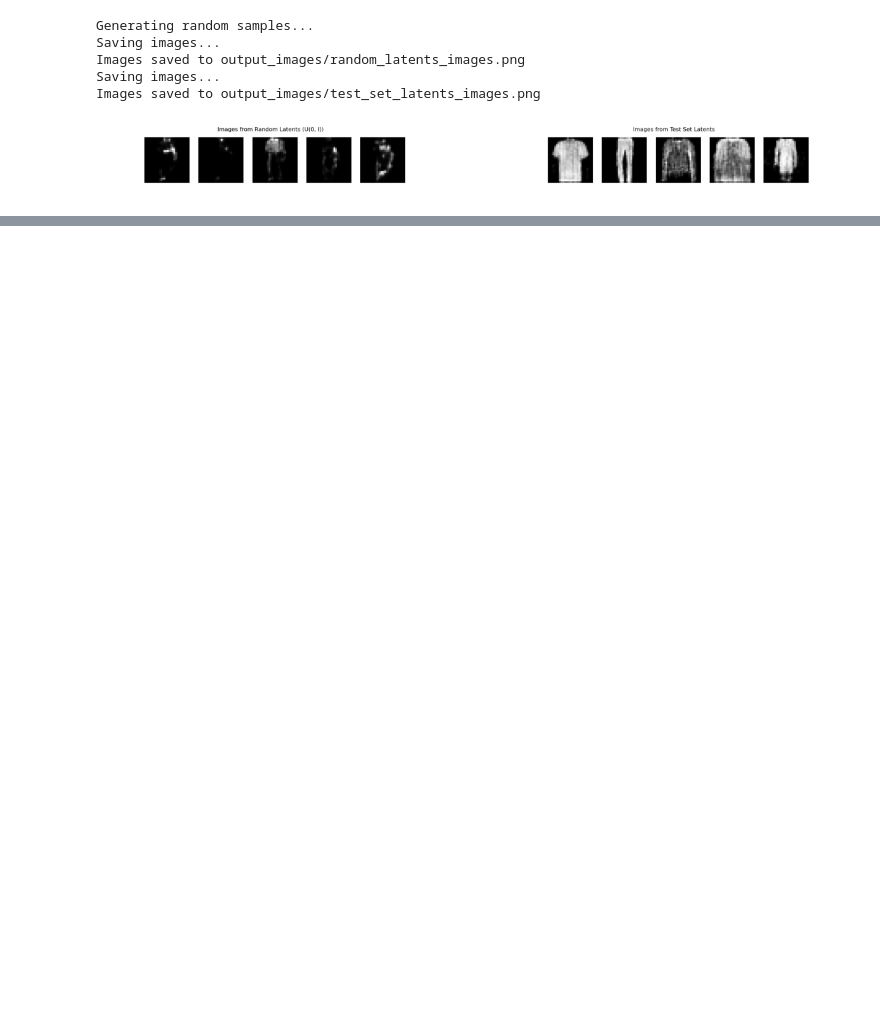
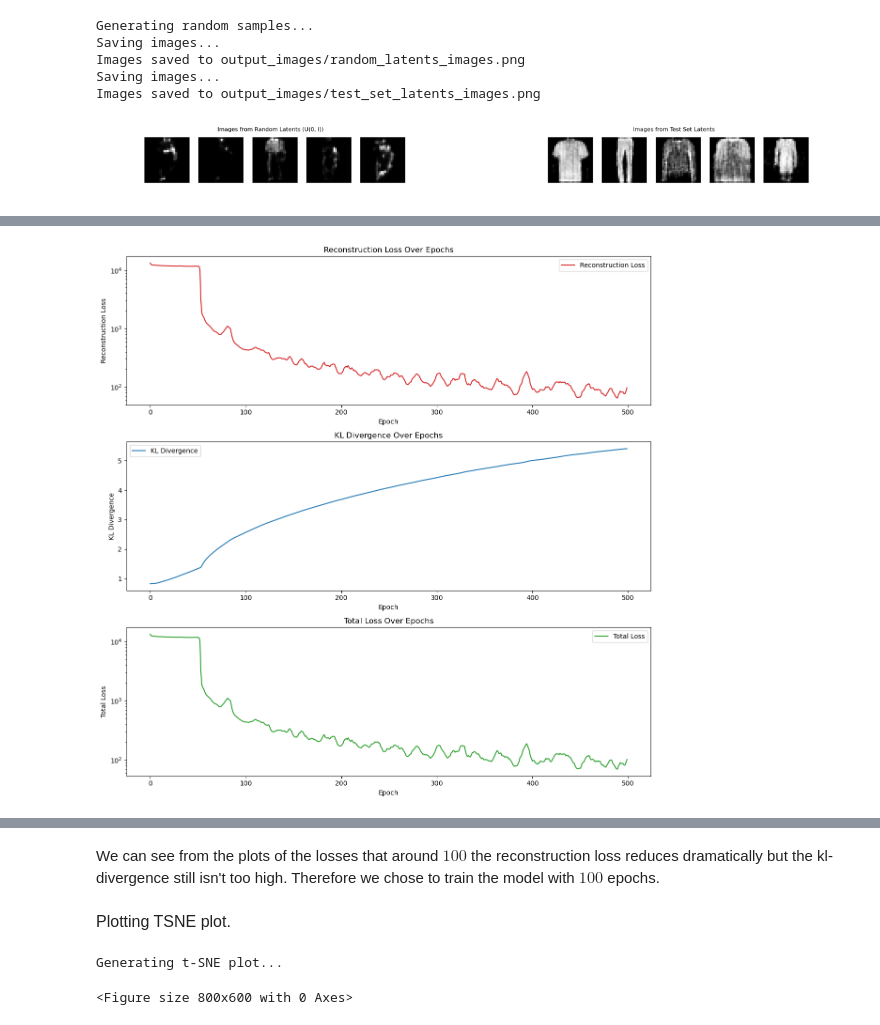
Before and after one commit to roiteichman/Deep-project, a Jupyter notebook: Project.ipynb, the cells around one changed output, grey strips where cells are left out. Saved outputs shown, nothing was run; the diff lists cells and outputs as text; code cells hidden in the pictures; blank space fills up the shorter version.

```diff
--- a/Project.ipynb
+++ b/Project.ipynb
@@ -113,0 +235,5 @@ from torchsummary import summary
+# %%
+learning_rate = 0.02
+latent_dim = 60
+model_normal = VariationalAutoDecoderNormal(latent_dim=latent_dim,lr=learning_rate)
+print(model_normal.decoder)
@@ -114,11 +363,9 @@ from torchsummary import summary
 # %%
-learning_rate = 0.02
-epochs = 100
-latent_dim = 60
-model = VariationalAutoDecoder(latent_dim=latent_dim,lr=learning_rate)
-train_loss = model.train_model(num_epochs=epochs, beta=1)
+epochs = 500
+beta = 1
+train_loss,_,_ = model_normal.train_model(num_epochs=epochs, beta=beta)
 print(f'Training loss: {train_loss:.4f}')
-test_loss = model.test_vad(num_epochs=epochs, learning_rate=learning_rate)
+test_loss = model_normal.test_vad(num_epochs=epochs, learning_rate=learning_rate)
 print(f'Test loss: {test_loss:.4f}')
 # %% [output]
 Training the VAD model...
@@ -140,0 +388 @@ Generating t-SNE plot...
+[figure, added]
@@ -141,0 +392,11 @@ Generating t-SNE plot...
+# %% [markdown]
+We can see from the plots of the losses that around $100$ the reconstruction loss reduces dramatically but the kl-divergence still isn't too high. Therefore we chose to train the model with $100$ epochs.
+# %% [markdown]
+<p style="font-size:16px;">Plotting TSNE plot.</p>
+# %%
+file_name = 'tsne_plot_VAD_normal_high_epochs'
+image_title = 'TSNE Plot VAD Normal Distribution'
+model_normal.plot_tsne(file_name=file_name, plot_title=image_title)
+# %% [output]
+Generating t-SNE plot...
+<Figure size 800x600 with 0 Axes>
```
Also changed, not shown: parts of 54 cells of this notebook, 1 other file.
